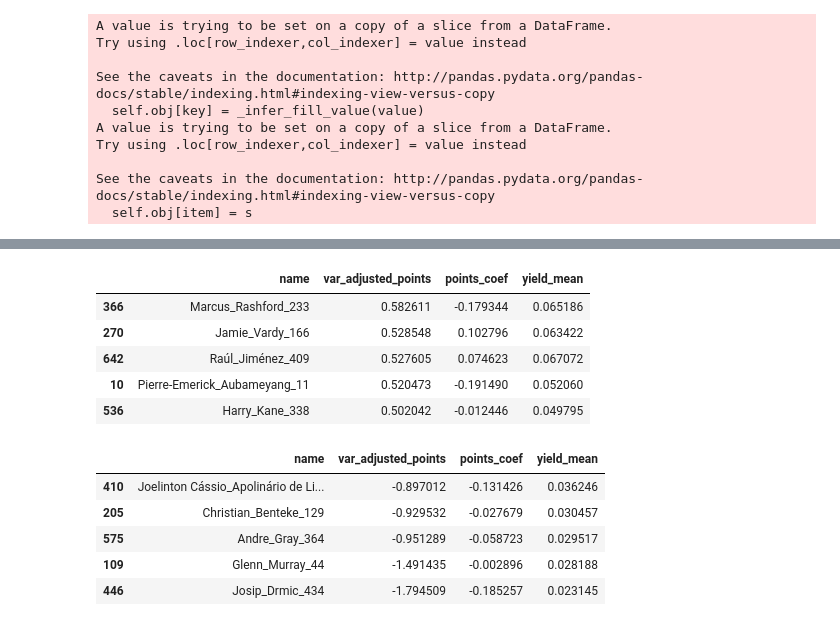
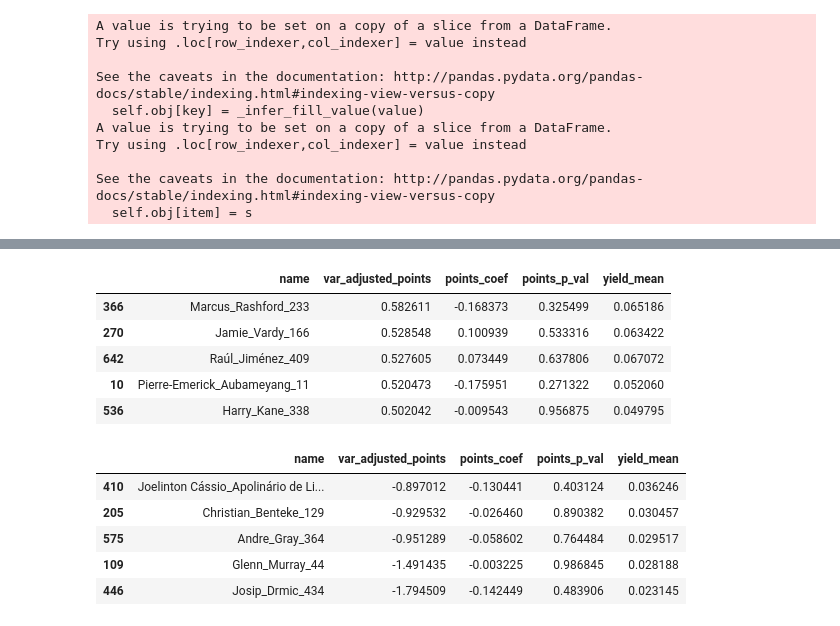
Before and after one commit to hoyishian/footballwebscraper, a Jupyter notebook: notebooks/Data Exploration.ipynb, the cells around one changed output, grey strips where cells are left out. Cells and saved outputs as stored; diff of their text form; code cells hidden in the pictures.

```diff
--- a/notebooks/Data Exploration.ipynb
+++ b/notebooks/Data Exploration.ipynb
@@ -57,11 +58,12 @@ for name in all_players:
     away_points_var = away_data["total_points"].var()
 
     #Get momentum stats as well
-    points_corr_coef = np.corrcoef(curr_player_data["total_points"][:-1], curr_player_data["total_points"].shift(-1)[:-1])[0][1]
+    points_corr_coef = acf(curr_player_data["total_points"], nlags = 1)[1]
+    points_acf_p_val = acf(curr_player_data["total_points"],qstat = True, nlags = 1)[-1][0]
 
     player_summary = {"yield_mean": [yield_mean], "yield_var": [yield_var], "home_yield_mean": [home_yield_mean],
                      "home_yield_var": [home_yield_mean], "away_yield_mean": [away_yield_mean],
-                     "away_yield_var": [away_yield_var], "points_coef": [points_corr_coef],
+                     "away_yield_var": [away_yield_var], "points_coef": [points_corr_coef], "points_p_val": [points_acf_p_val],
                      "points_mean": [total_points_mean], "points_var": [total_points_var],
                      "home_points_mean": [home_points_mean], "home_points_var": [home_points_var],
                      "away_points_mean": [away_points_mean], "away_points_var": [away_points_var]}
@@ -178,21 +175,21 @@ mid_summary[["name", "var_adjusted_points", "points_coef", "yield_mean"]].tail()
 # %%
 #FWD
 fwd_summary = positions_dict[4]
 fwd_summary = fwd_summary.sort_values("var_adjusted_points", ascending = False)
-fwd_summary[["name", "var_adjusted_points", "points_coef", "yield_mean"]].head()
+fwd_summary[["name", "var_adjusted_points", "points_coef", "points_p_val", "yield_mean"]].head(5)
 # %% [output]
-|  | name | var_adjusted_points | points_coef | yield_mean |
-| 366 | Marcus_Rashford_233 | 0.582611 | -0.179344 | 0.065186 |
-| 270 | Jamie_Vardy_166 | 0.528548 | 0.102796 | 0.063422 |
-| 642 | Raúl_Jiménez_409 | 0.527605 | 0.074623 | 0.067072 |
-| 10 | Pierre-Emerick_Aubameyang_11 | 0.520473 | -0.191490 | 0.052060 |
-| 536 | Harry_Kane_338 | 0.502042 | -0.012446 | 0.049795 |
+|  | name | var_adjusted_points | points_coef | points_p_val | yield_mean |
+| 366 | Marcus_Rashford_233 | 0.582611 | -0.168373 | 0.325499 | 0.065186 |
+| 270 | Jamie_Vardy_166 | 0.528548 | 0.100939 | 0.533316 | 0.063422 |
+| 642 | Raúl_Jiménez_409 | 0.527605 | 0.073449 | 0.637806 | 0.067072 |
+| 10 | Pierre-Emerick_Aubameyang_11 | 0.520473 | -0.175951 | 0.271322 | 0.052060 |
+| 536 | Harry_Kane_338 | 0.502042 | -0.009543 | 0.956875 | 0.049795 |
 # %%
-fwd_summary[["name", "var_adjusted_points", "points_coef", "yield_mean"]].tail()
+fwd_summary[["name", "var_adjusted_points", "points_coef", "points_p_val", "yield_mean"]].tail()
 # %% [output]
-|  | name | var_adjusted_points | points_coef | yield_mean |
-| 410 | Joelinton Cássio_Apolinário de Li... | -0.897012 | -0.131426 | 0.036246 |
-| 205 | Christian_Benteke_129 | -0.929532 | -0.027679 | 0.030457 |
-| 575 | Andre_Gray_364 | -0.951289 | -0.058723 | 0.029517 |
-| 109 | Glenn_Murray_44 | -1.491435 | -0.002896 | 0.028188 |
-| 446 | Josip_Drmic_434 | -1.794509 | -0.185257 | 0.023145 |
+|  | name | var_adjusted_points | points_coef | points_p_val | yield_mean |
+| 410 | Joelinton Cássio_Apolinário de Li... | -0.897012 | -0.130441 | 0.403124 | 0.036246 |
+| 205 | Christian_Benteke_129 | -0.929532 | -0.026460 | 0.890382 | 0.030457 |
+| 575 | Andre_Gray_364 | -0.951289 | -0.058602 | 0.764484 | 0.029517 |
+| 109 | Glenn_Murray_44 | -1.491435 | -0.003225 | 0.986845 | 0.028188 |
+| 446 | Josip_Drmic_434 | -1.794509 | -0.142449 | 0.483906 | 0.023145 |
```
Also changed, not shown: parts of 12 cells of this notebook.
